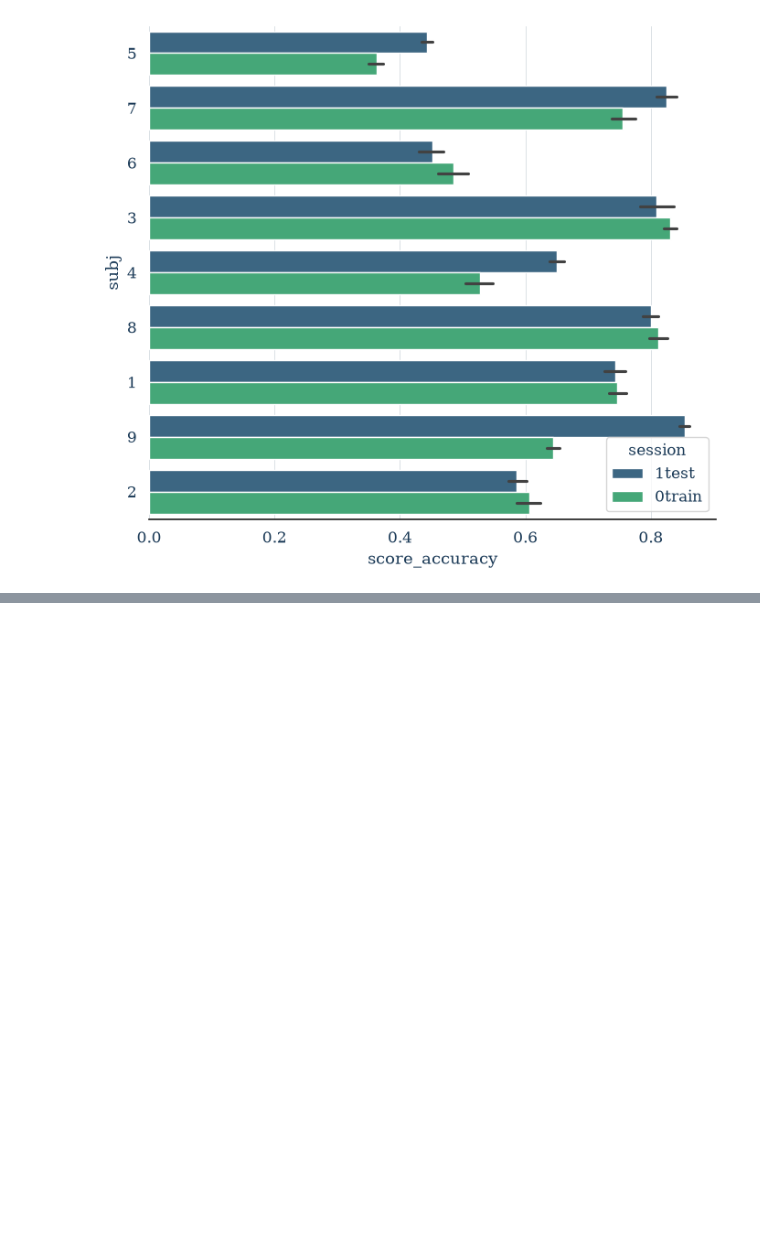
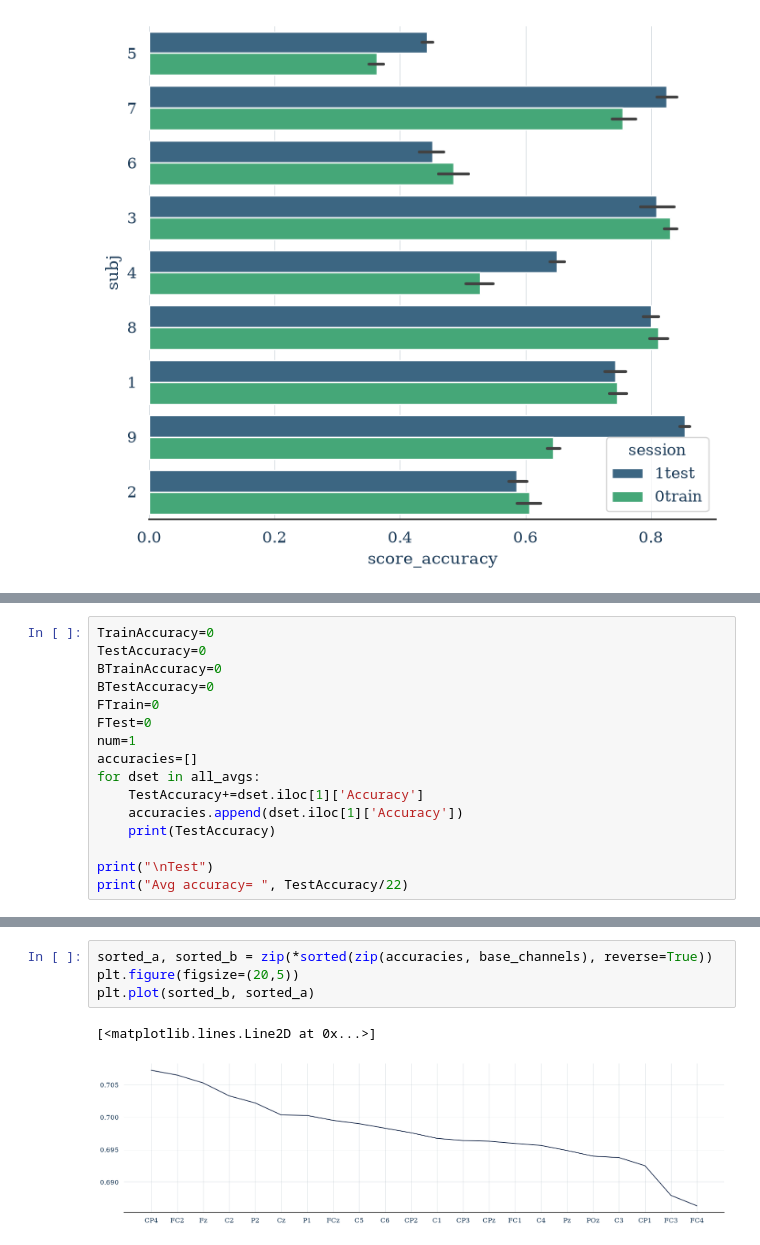
Before and after one commit to HindAlz/EEGMotorImagery-Classification, a Jupyter notebook: Code/5_RobustMissing.ipynb, the cells around one changed output, grey strips where cells are left out. Drawn from its saved outputs; the diff is of its cells as text; blank space fills up the shorter version.

```diff
--- a/Code/5_RobustMissing.ipynb
+++ b/Code/5_RobustMissing.ipynb
@@ -328,0 +477,16 @@ plt.show()
+# %%
+TrainAccuracy=0
+TestAccuracy=0
+BTrainAccuracy=0
+BTestAccuracy=0
+FTrain=0
+FTest=0
+num=1
+accuracies=[]
+for dset in all_avgs:
+    TestAccuracy+=dset.iloc[1]['Accuracy']
+    accuracies.append(dset.iloc[1]['Accuracy'])
+    print(TestAccuracy)
+
+print("\nTest")
+print("Avg accuracy= ", TestAccuracy/22)
@@ -328,0 +511,7 @@ plt.show()
+# %%
+sorted_a, sorted_b = zip(*sorted(zip(accuracies, base_channels), reverse=True))
+plt.figure(figsize=(20,5))
+plt.plot(sorted_b, sorted_a)
+# %% [output]
+[<matplotlib.lines.Line2D at 0x...>]
+[figure, added]
```
Also changed, not shown: parts of 3 cells of this notebook, 1 other file.
